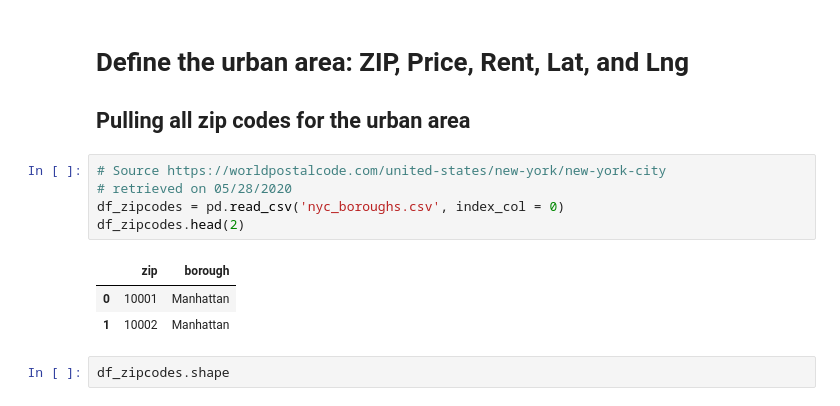
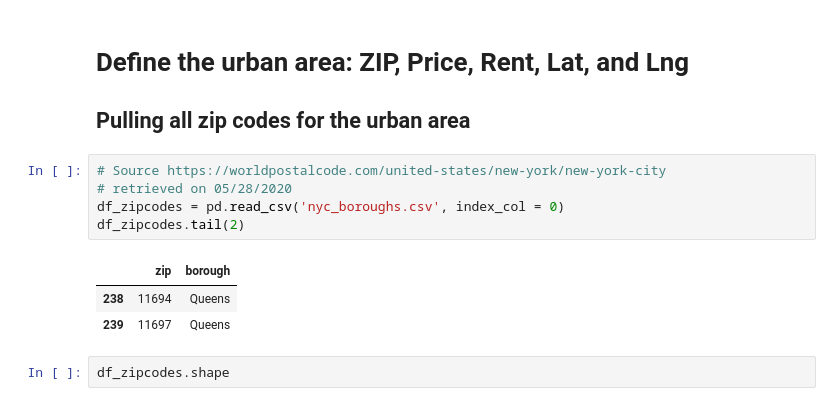
Before and after one commit to allaccountstaken/predicting_urban_home_values, a Jupyter notebook: Predicting Home Values Using Venues.ipynb, the cells around one changed output. Saved outputs shown, nothing was run; the diff lists cells and outputs as text.

```diff
--- a/Predicting Home Values Using Venues.ipynb
+++ b/Predicting Home Values Using Venues.ipynb
@@ -27,12 +27,12 @@ sns.set(rc={'figure.figsize':(20,8.27)})
 # %%
 # Source https://worldpostalcode.com/united-states/new-york/new-york-city
 # retrieved on 05/28/2020
 df_zipcodes = pd.read_csv('nyc_boroughs.csv', index_col = 0)
-df_zipcodes.head(2)
+df_zipcodes.tail(2)
 # %% [output]
 |  | zip | borough |
-| 0 | 10001 | Manhattan |
-| 1 | 10002 | Manhattan |
+| 238 | 11694 | Queens |
+| 239 | 11697 | Queens |
 # %%
 df_zipcodes.shape
 # %% [output]
```
Also changed, not shown: parts of 5 cells of this notebook.
